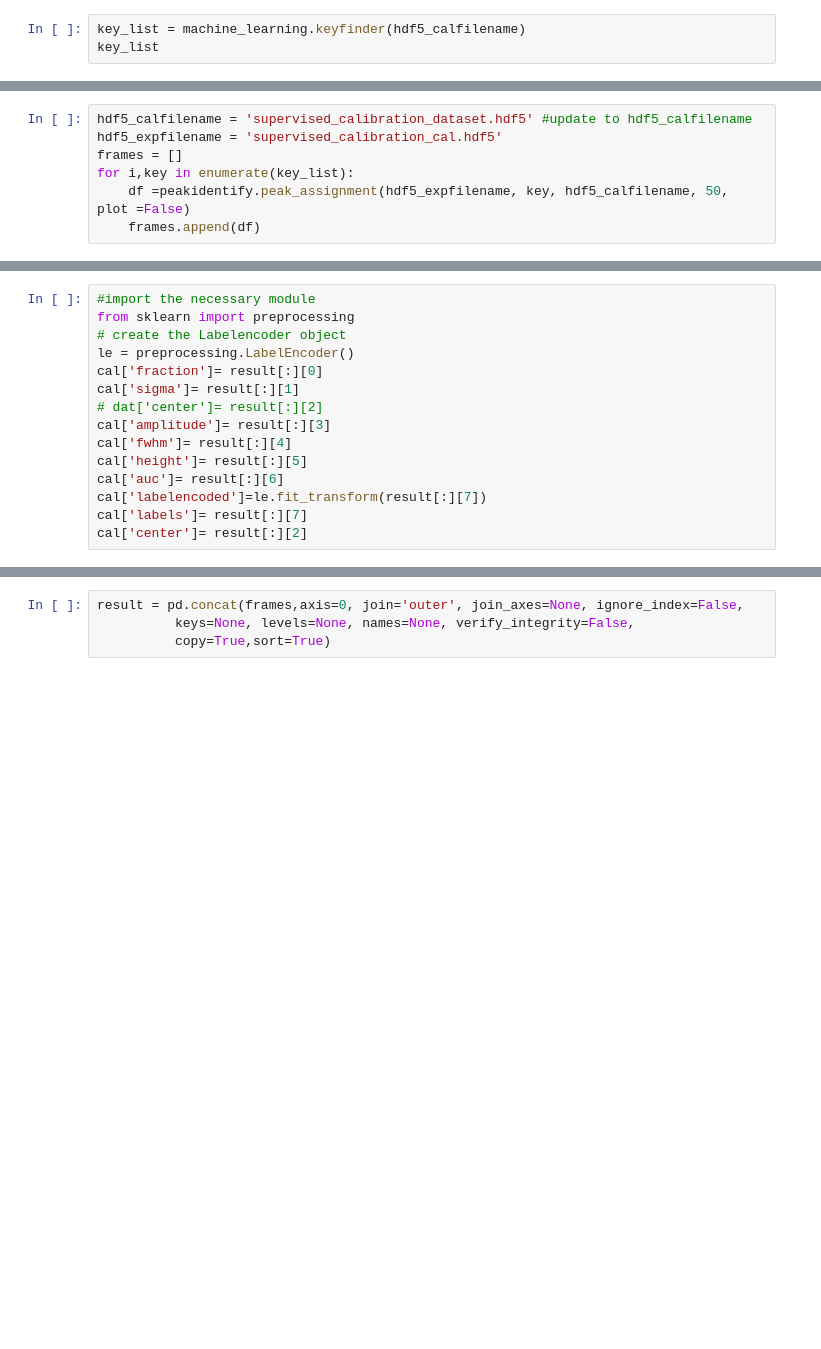
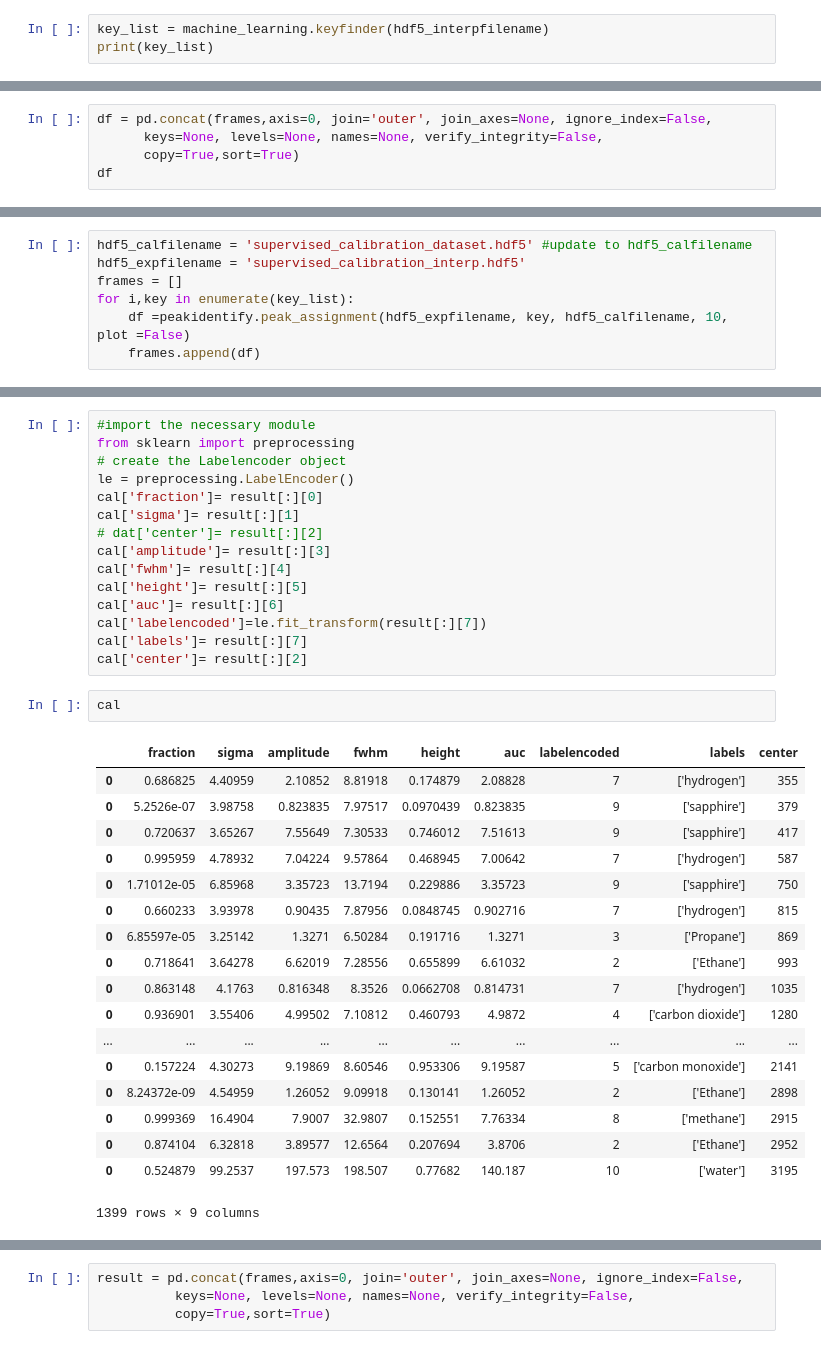
Before and after one commit to raman-noodles/raman-spectra-decomp-analysis, a Jupyter notebook: examples/supervised_machine_learning_dev.ipynb, the cells around one changed output, grey strips where cells are left out. Drawn from its saved outputs; the diff is of its cells as text; blank space fills up the shorter version.

```diff
--- a/examples/supervised_machine_learning_dev.ipynb
+++ b/examples/supervised_machine_learning_dev.ipynb
@@ -153,3 +107,3 @@ Data from fit with compound pseudo-Voigt model.
 # %%
-key_list = machine_learning.keyfinder(hdf5_calfilename)
-key_list
+key_list = machine_learning.keyfinder(hdf5_interpfilename)
+print(key_list)
@@ -155,0 +112,5 @@ key_list
+# %%
+df = pd.concat(frames,axis=0, join='outer', join_axes=None, ignore_index=False,
+      keys=None, levels=None, names=None, verify_integrity=False,
+      copy=True,sort=True)
+df
@@ -156,7 +136,7 @@ key_list
 # %%
 hdf5_calfilename = 'supervised_calibration_dataset.hdf5' #update to hdf5_calfilename
-hdf5_expfilename = 'supervised_calibration_cal.hdf5'
+hdf5_expfilename = 'supervised_calibration_interp.hdf5'
 frames = []
 for i,key in enumerate(key_list):
-    df =peakidentify.peak_assignment(hdf5_expfilename, key, hdf5_calfilename, 50, plot =False)
+    df =peakidentify.peak_assignment(hdf5_expfilename, key, hdf5_calfilename, 10, plot =False)
     frames.append(df)
@@ -181,3 +179,24 @@ cal['auc']= result[:][6]
 cal['labelencoded']=le.fit_transform(result[:][7])
 cal['labels']= result[:][7]
 cal['center']= result[:][2]
+# %%
+cal
+# %% [output]
+|  | fraction | sigma | amplitude | fwhm | height | auc | labelencoded | labels | center |
+| 0 | 0.686825 | 4.40959 | 2.10852 | 8.81918 | 0.174879 | 2.08828 | 7 | ['hydrogen'] | 355 |
+| 0 | 5.2526e-07 | 3.98758 | 0.823835 | 7.97517 | 0.0970439 | 0.823835 | 9 | ['sapphire'] | 379 |
+| 0 | 0.720637 | 3.65267 | 7.55649 | 7.30533 | 0.746012 | 7.51613 | 9 | ['sapphire'] | 417 |
+| 0 | 0.995959 | 4.78932 | 7.04224 | 9.57864 | 0.468945 | 7.00642 | 7 | ['hydrogen'] | 587 |
+| 0 | 1.71012e-05 | 6.85968 | 3.35723 | 13.7194 | 0.229886 | 3.35723 | 9 | ['sapphire'] | 750 |
+| 0 | 0.660233 | 3.93978 | 0.90435 | 7.87956 | 0.0848745 | 0.902716 | 7 | ['hydrogen'] | 815 |
+| 0 | 6.85597e-05 | 3.25142 | 1.3271 | 6.50284 | 0.191716 | 1.3271 | 3 | ['Propane'] | 869 |
+| 0 | 0.718641 | 3.64278 | 6.62019 | 7.28556 | 0.655899 | 6.61032 | 2 | ['Ethane'] | 993 |
+| 0 | 0.863148 | 4.1763 | 0.816348 | 8.3526 | 0.0662708 | 0.814731 | 7 | ['hydrogen'] | 1035 |
+| 0 | 0.936901 | 3.55406 | 4.99502 | 7.10812 | 0.460793 | 4.9872 | 4 | ['carbon dioxide'] | 1280 |
+| ... | ... | ... | ... | ... | ... | ... | ... | ... | ... |
+| 0 | 0.157224 | 4.30273 | 9.19869 | 8.60546 | 0.953306 | 9.19587 | 5 | ['carbon monoxide'] | 2141 |
+| 0 | 8.24372e-09 | 4.54959 | 1.26052 | 9.09918 | 0.130141 | 1.26052 | 2 | ['Ethane'] | 2898 |
+| 0 | 0.999369 | 16.4904 | 7.9007 | 32.9807 | 0.152551 | 7.76334 | 8 | ['methane'] | 2915 |
+| 0 | 0.874104 | 6.32818 | 3.89577 | 12.6564 | 0.207694 | 3.8706 | 2 | ['Ethane'] | 2952 |
+| 0 | 0.524879 | 99.2537 | 197.573 | 198.507 | 0.77682 | 140.187 | 10 | ['water'] | 3195 |
+1399 rows × 9 columns
```
Also changed, not shown: parts of 23 cells of this notebook.
